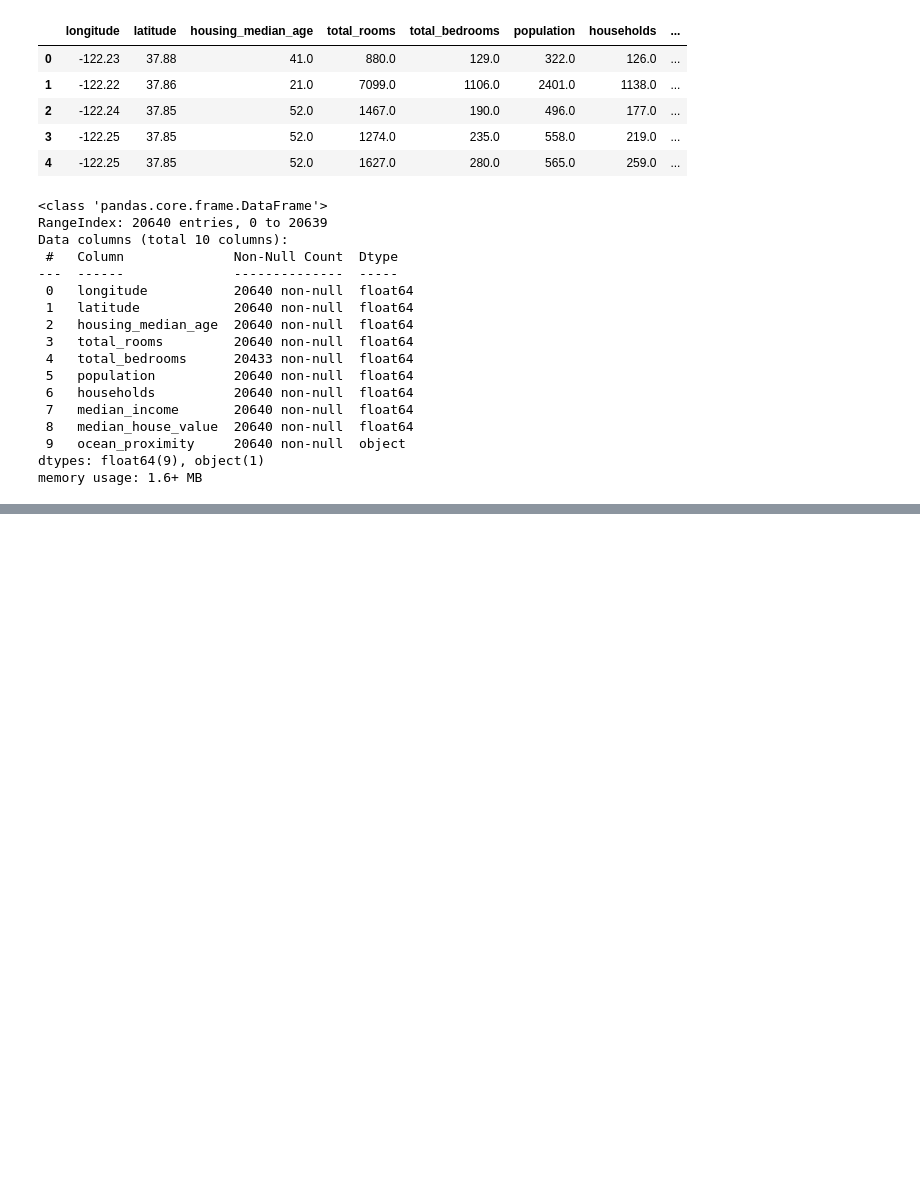
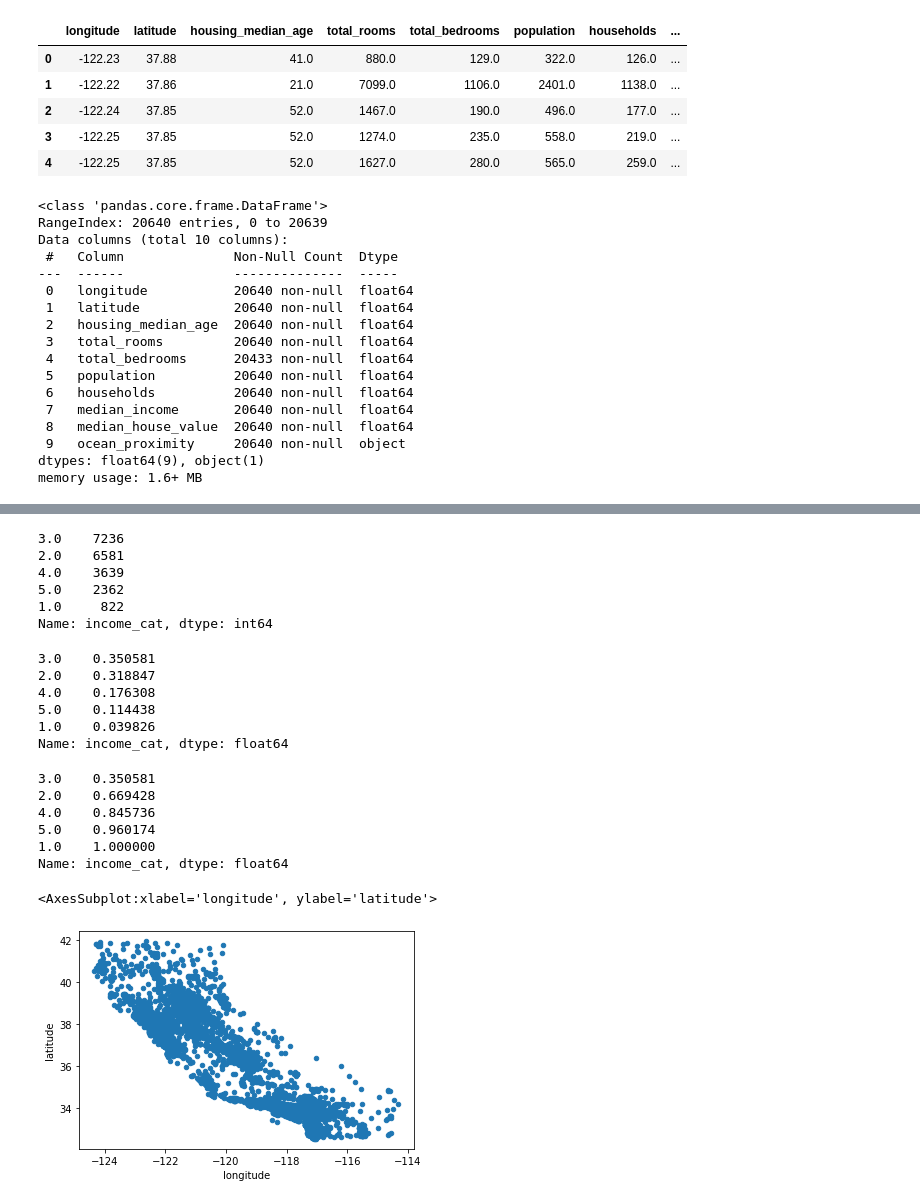
Before and after one commit to You-yongbin/hands-on-machine-learning, a Jupyter notebook: day02.ipynb, the cells around one changed output, grey strips where cells are left out. Saved outputs shown, nothing was run; the diff lists cells and outputs as text; code cells hidden in the pictures; blank space fills up the shorter version.

```diff
--- a/day02.ipynb
+++ b/day02.ipynb
@@ -61,0 +162,8 @@ memory usage: 1.6+ MB
+# %%
+from sklearn.model_selection import StratifiedShuffleSplit
+
+split = StratifiedShuffleSplit(n_splits=1, test_size=0.2, random_state=42)
+
+for train_index, test_index in split.split(housing, housing["income_cat"]):
+    strat_train_set = housing.loc[train_index]
+    strat_test_set = housing.loc[test_index]
@@ -61,0 +186,28 @@ memory usage: 1.6+ MB
+# %%
+housing["income_cat"].value_counts()
+# %% [output]
+3.0    7236
+2.0    6581
+4.0    3639
+5.0    2362
+1.0     822
+Name: income_cat, dtype: int64
+# %%
+housing["income_cat"].value_counts() / len(housing)
+# %% [output]
+3.0    0.350581
+2.0    0.318847
+4.0    0.176308
+5.0    0.114438
+1.0    0.039826
+Name: income_cat, dtype: float64
+# %%
+a = housing["income_cat"].value_counts() / len(housing)
+a.cumsum()
+# %% [output]
+3.0    0.350581
+2.0    0.669428
+4.0    0.845736
+5.0    0.960174
+1.0    1.000000
+Name: income_cat, dtype: float64
@@ -61,0 +217,7 @@ memory usage: 1.6+ MB
+# %%
+housing = strat_train_set.copy()
+# %%
+housing.plot(x="longitude", y="latitude", kind="scatter") # scatter : 산점도
+# %% [output]
+<AxesSubplot:xlabel='longitude', ylabel='latitude'>
+[figure, added]
```
Also changed, not shown: parts of 44 cells of this notebook.
